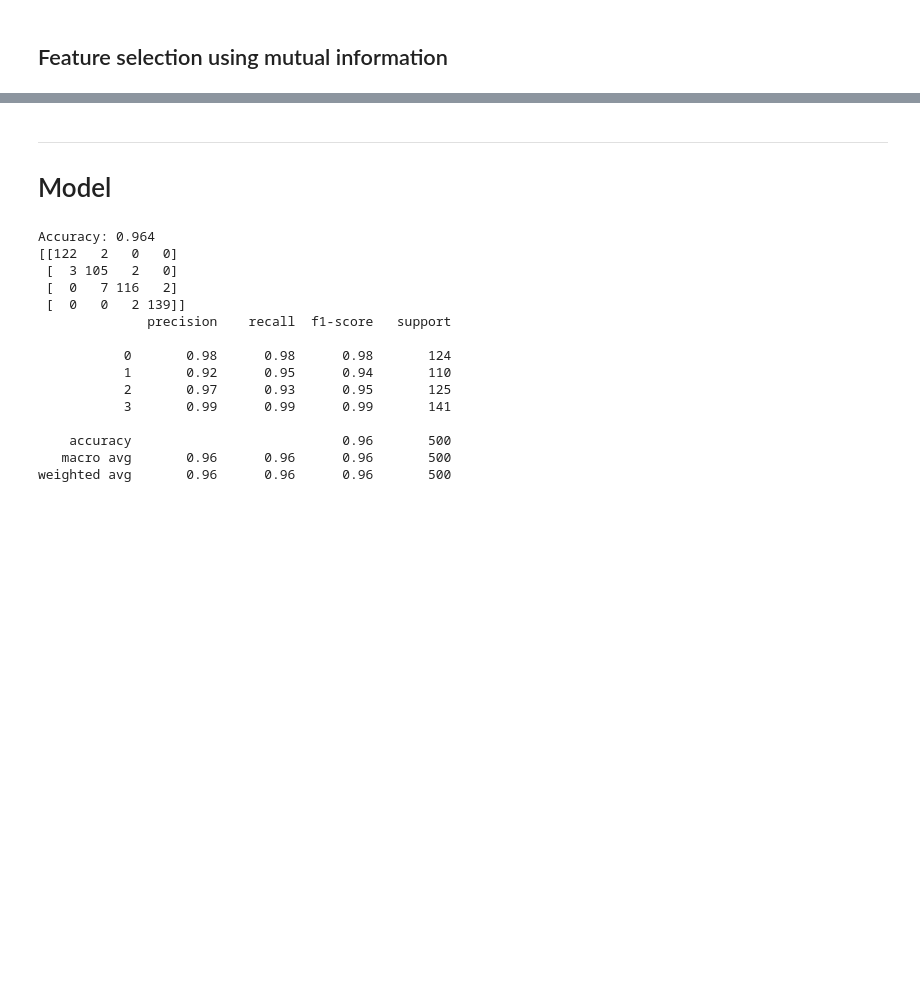
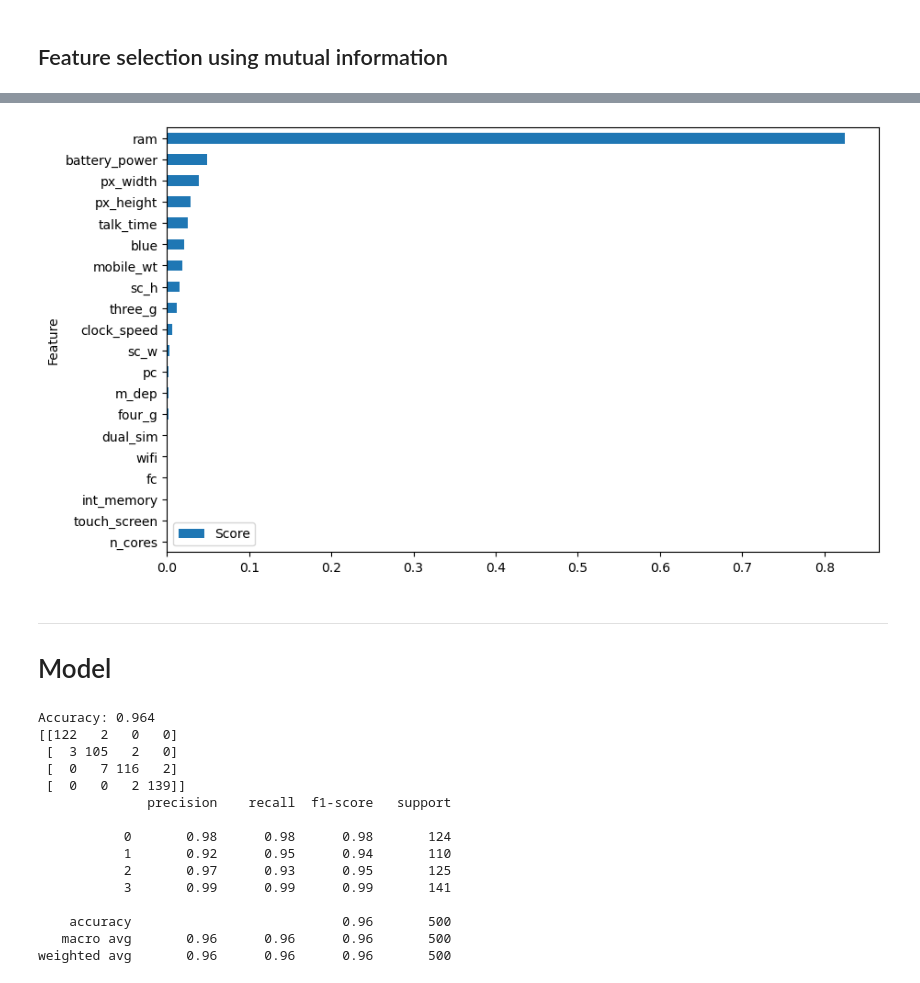
Before and after one commit to kskarthiksk/TCS-ION-Internship, a Jupyter notebook: Ranking Features of a Smartphone.ipynb, the cells around one changed output, grey strips where cells are left out. Cells and saved outputs as stored; diff of their text form; code cells hidden in the pictures; blank space fills up the shorter version.

```diff
--- a/Ranking Features of a Smartphone.ipynb
+++ b/Ranking Features of a Smartphone.ipynb
@@ -491,5 +743,12 @@ clock_speed      0.000000
 wifi             0.000000
 dtype: float64
+# %%
+feature_importance = pd.DataFrame({'Feature': X_train.columns, 'Score': fs.scores_})
+feature_importance = feature_importance.sort_values('Score', ascending=True)
+feature_importance.plot(x='Feature', y='Score', kind='barh', figsize=(10, 6))
+plt.show()
+# %% [output]
+[figure, added]
 # %% [markdown]
 ___
 # Model
```
Also changed, not shown: parts of 21 cells of this notebook.
